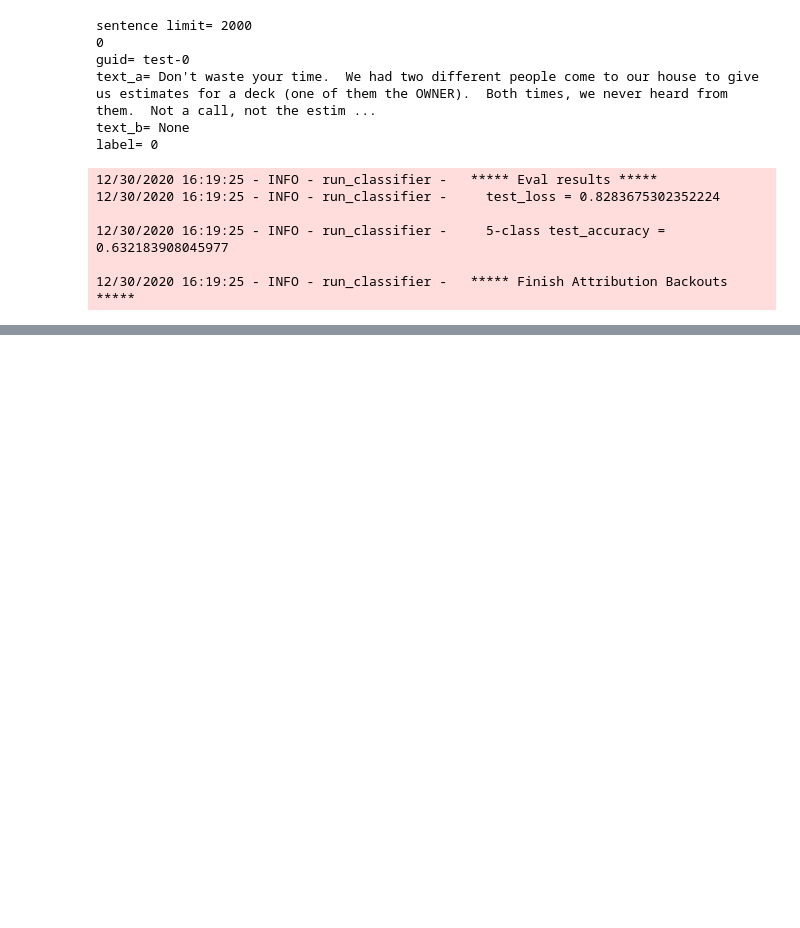
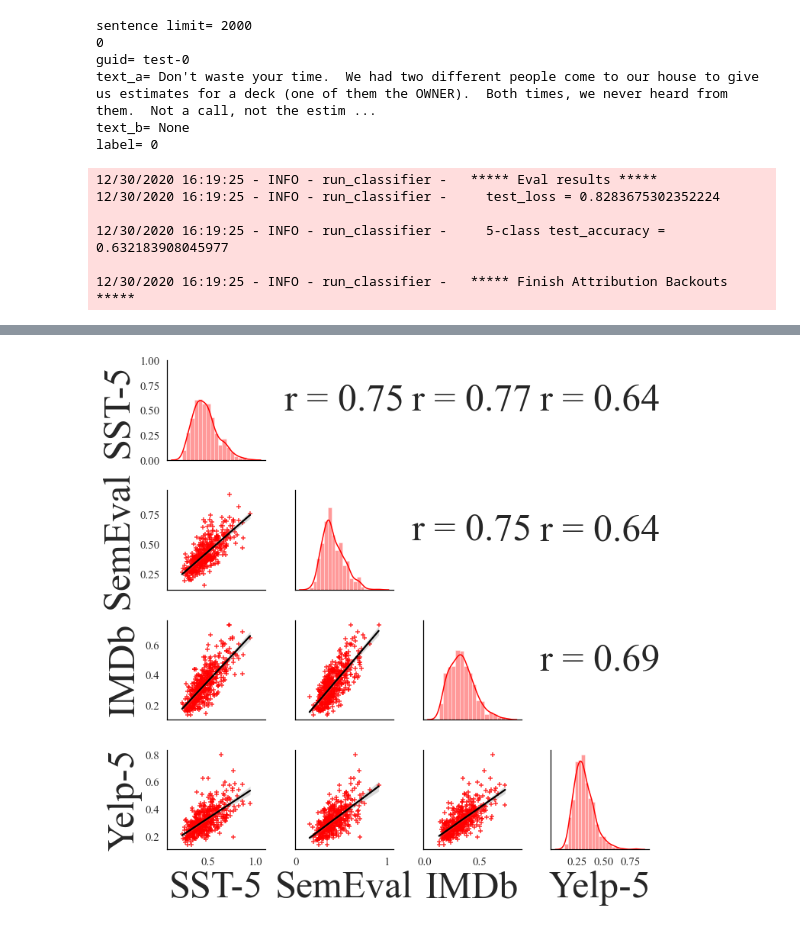
Before and after one commit to frankaging/BERT-LRP, a Jupyter notebook: code/notebook/lrp_visualize.ipynb, the cells around one changed output, grey strips where cells are left out. Saved outputs shown, nothing was run; the diff lists cells and outputs as text; code cells hidden in the pictures; blank space fills up the shorter version.

```diff
--- a/code/notebook/lrp_visualize.ipynb
+++ b/code/notebook/lrp_visualize.ipynb
@@ -950,0 +954,4 @@ g.map_upper(reg_coef)
+# %%
+corr_plot(lrp_score_df, "red")
+# %% [output]
+[figure, added]
```
Also changed, not shown: parts of 11 cells of this notebook, 1 other file.
